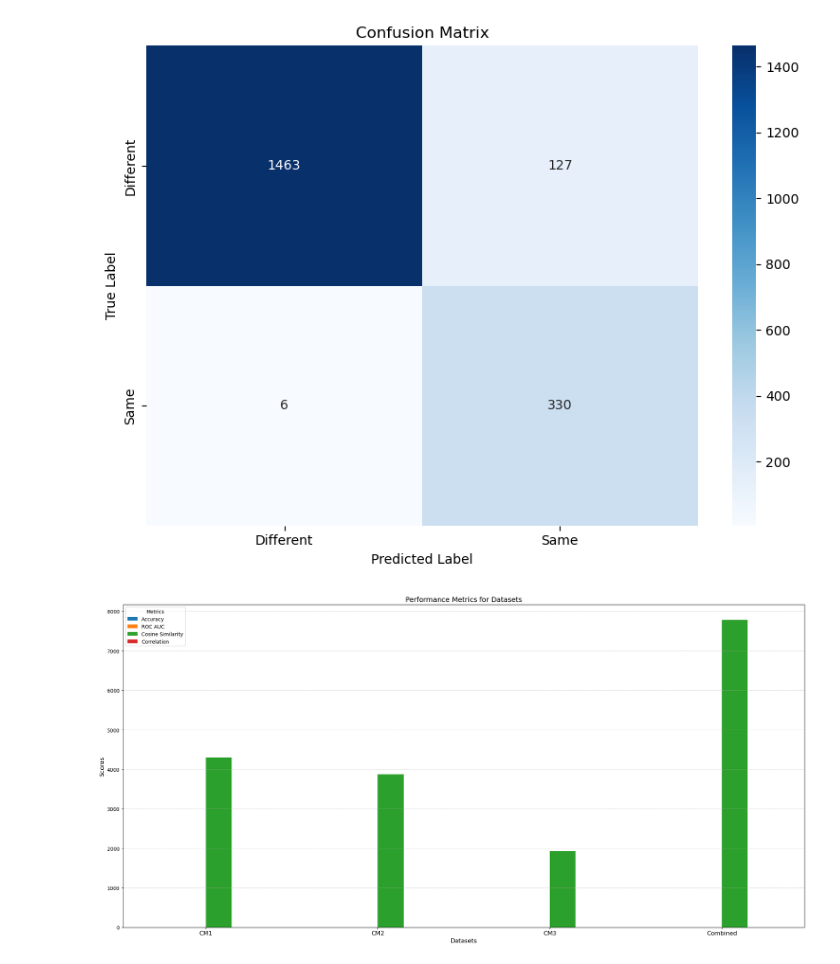
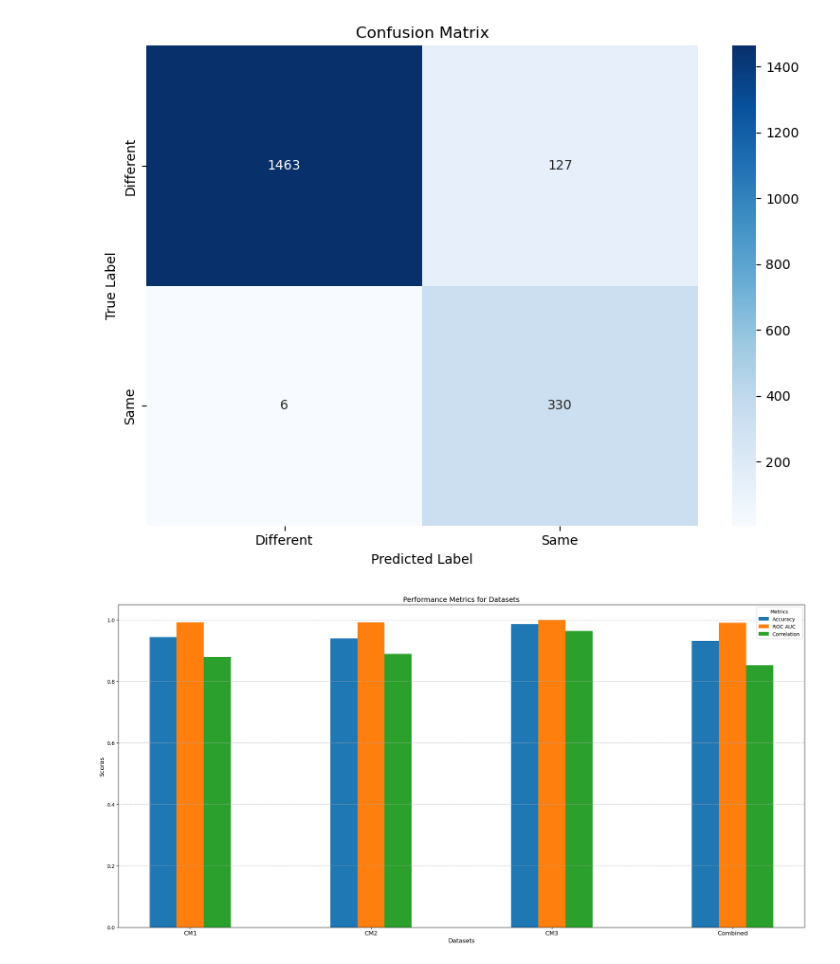
Before and after one commit to mutasim18/Mass-Sceptra-Classification, a Jupyter notebook: Visualization/lightgbm.ipynb, the cells around one changed output. Drawn from its saved outputs; the diff is of its cells as text; code cells hidden in the pictures.

```diff
--- a/Visualization/lightgbm.ipynb
+++ b/Visualization/lightgbm.ipynb
@@ -334,36 +334,36 @@ def plot_stats(stats, datasets, metrics):
     # Create the bar plot
     plt.figure(figsize=(20, 10))
     for i, metric in enumerate(metrics):
         metric_values = [dataset_stats.get(metric, 0) for dataset_stats in stats]
         plt.bar(x + i * width, metric_values, width, label=metric)
 
     # Add labels, title, and legend
     plt.xlabel('Datasets', fontsize=12)
     plt.ylabel('Scores', fontsize=12)
     plt.title('Performance Metrics for Datasets', fontsize=14)
     plt.xticks(x + width * (num_metrics - 1) / 2, datasets, fontsize=12)
     plt.legend(title="Metrics", fontsize=10)
     plt.tight_layout()
     plt.grid(axis='y', linestyle='--', alpha=0.7)
 
     # Show the plot
     plt.show()
 
 # Example stats for CM1, CM2, CM3, and Combined datasets
 stats = [
-    {'Accuracy': 0.9439, 'ROC AUC': 0.9919, 'Cosine Similarity': 1, 'Correlation': 0.8783},  # CM1
-    {'Accuracy': 0.9393, 'ROC AUC': 0.9920, 'Cosine Similarity': 1, 'Correlation': 0.8898},  # CM2
-    {'Accuracy': 0.9860, 'ROC AUC':  0.9996, 'Cosine Similarity': 1, 'Correlation': 0.9641},  # CM3
-    {'Accuracy': 0.9309, 'ROC AUC': 0.9907, 'Cosine Similarity': 1, 'Correlation': 0.8525}   # Combined
+    {'Accuracy': 0.9439, 'ROC AUC': 0.9919,  'Correlation': 0.8783},  # CM1
+    {'Accuracy': 0.9393, 'ROC AUC': 0.9920,  'Correlation': 0.8898},  # CM2
+    {'Accuracy': 0.9860, 'ROC AUC':  0.9996,  'Correlation': 0.9641},  # CM3
+    {'Accuracy': 0.9309, 'ROC AUC': 0.9907,  'Correlation': 0.8525}   # Combined
 ]
 
 # Dataset names
 datasets = ['CM1', 'CM2', 'CM3', 'Combined']
 
 # Metrics to display
-metrics = ['Accuracy', 'ROC AUC', 'Cosine Similarity', 'Correlation']
+metrics = ['Accuracy', 'ROC AUC',  'Correlation']
 
 # Call the function to create the bar plot
 plot_stats(stats, datasets, metrics)
 # %% [output]
-[figure, old version]
+[figure, new version]
```
Also changed, not shown: 3 other files.
